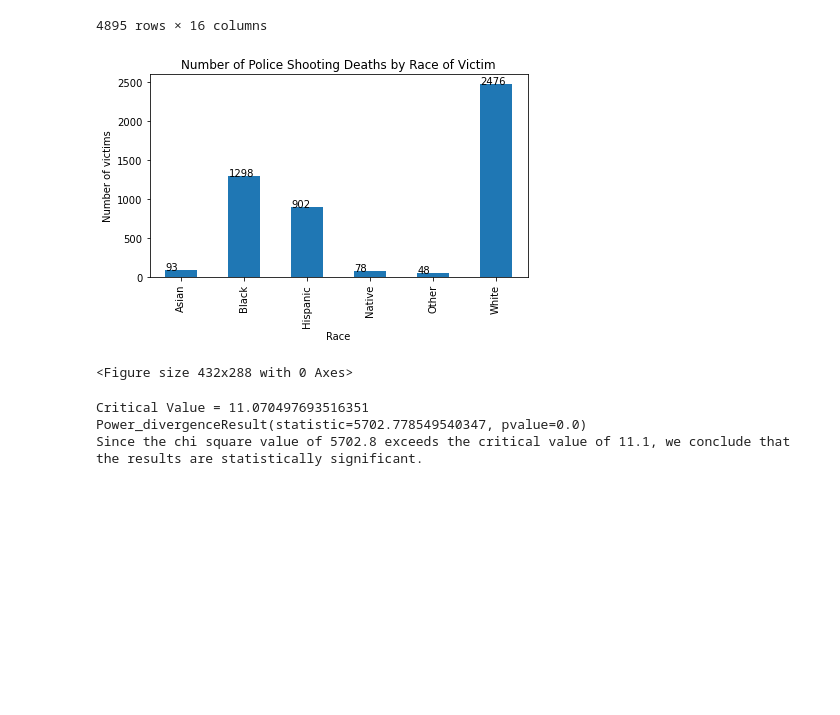
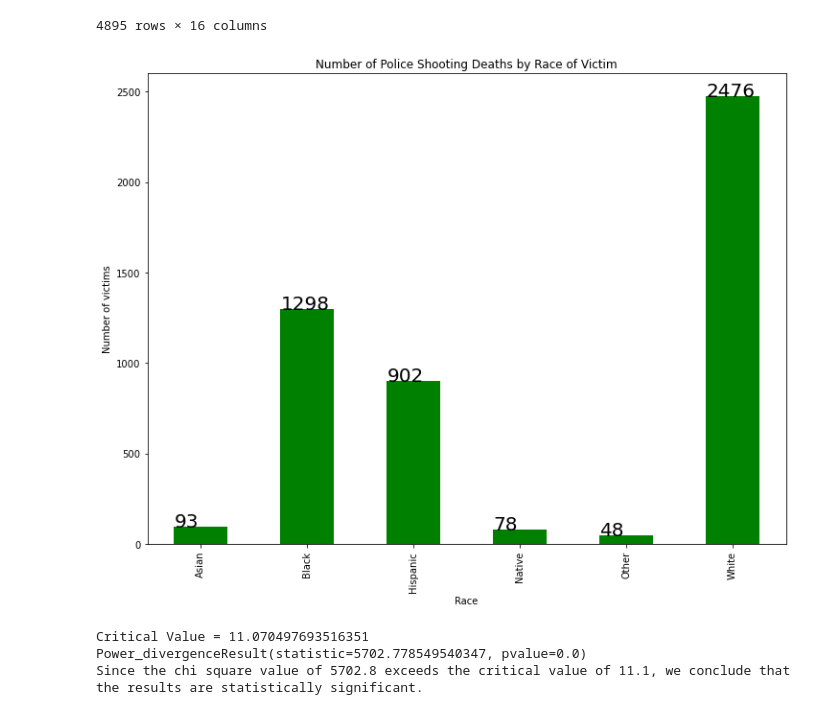
Before and after one commit to sasithwij/project1, a Jupyter notebook: US_Shooting_Demography_Cleaned.ipynb, the cells around one changed output. Drawn from its saved outputs; the diff is of its cells as text; code cells hidden in the pictures; blank space fills up the shorter version.

Commit message:
update demo charts with consistent styling for presentation

```diff
--- a/US_Shooting_Demography_Cleaned.ipynb
+++ b/US_Shooting_Demography_Cleaned.ipynb
@@ -92,19 +70,18 @@ race = usshootingsbystate_df.groupby(['race'])
 race_df = pd.DataFrame(race["id"].count())
 race_df_graph = race_df.reset_index()
 # %%
-ax = race_df_graph.plot(x= 'race', y= 'id', kind='bar')
+ax = race_df_graph.plot.bar('race', 'id', figsize=(10,8), color='green')
 for p in ax.patches:
-    ax.annotate('{:.0F}'.format(Decimal(str(p.get_height()))), (p.get_x(), p.get_height()))
+    ax.annotate('{:.0F}'.format(Decimal(str(p.get_height()))), (p.get_x(), p.get_height()), size =20)
 ax.get_legend().remove()
 plt.tight_layout()
 plt.ylabel("Number of victims")
 plt.xlabel("Race")
 plt.title("Number of Police Shooting Deaths by Race of Victim")
+plt.savefig('Images/Total_Shootings_Barchart.svg')
 plt.show()
-plt.savefig('Images/Total_Shootings_Barchart.png',dpi=300, bbox_inches = "tight")
 # %% [output]
-[figure, old version]
+[figure, new version]
-<Figure size 432x288 with 0 Axes>
 # %%
 # Add a column whose default values are the expected values
 race_df["expected"] = race_df["id"].sum()/6
```
Also changed, not shown: parts of 14 cells of this notebook, 10 other files.
